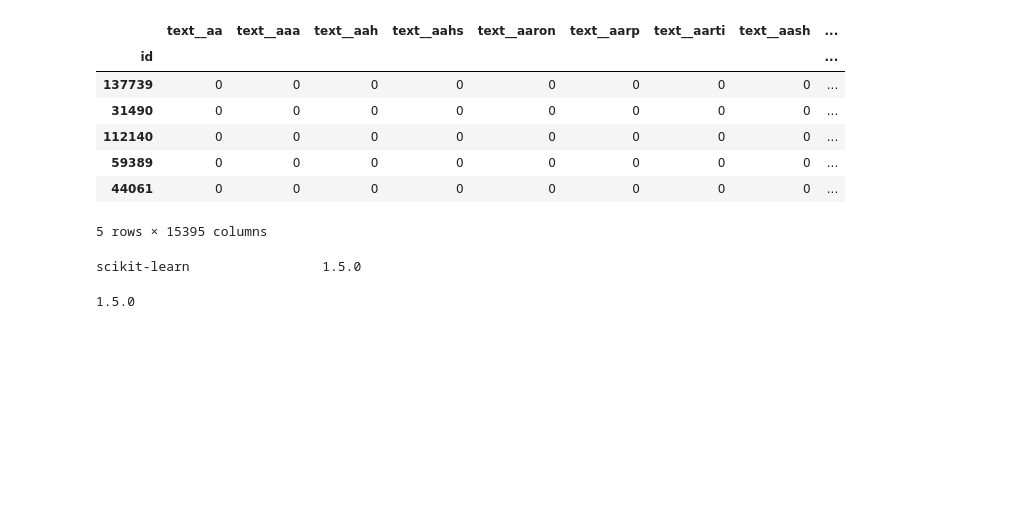
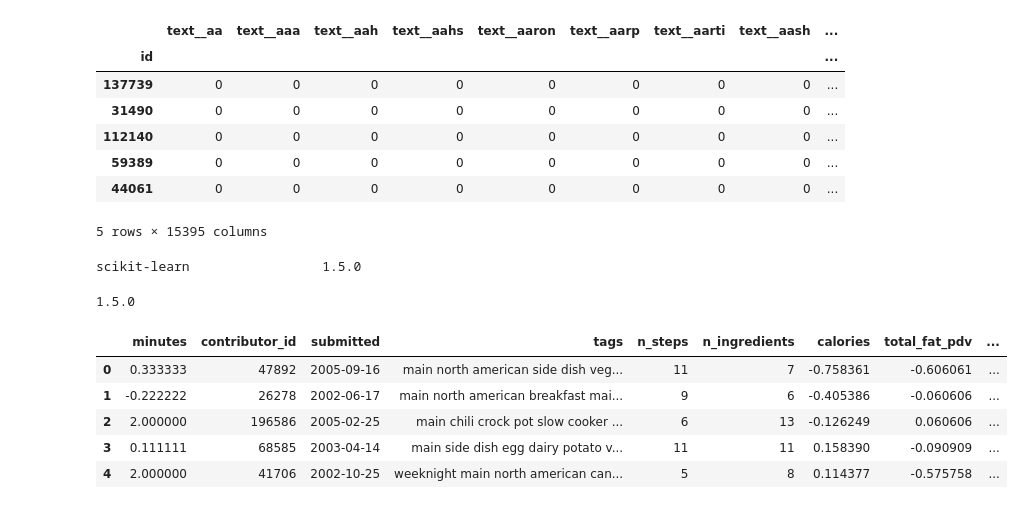
Before and after one commit to Nanouna/recettes-et-sentiments, a Jupyter notebook: Thomas.ipynb, the cells around one changed output. Cells and saved outputs as stored; diff of their text form; code cells hidden in the pictures; blank space fills up the shorter version.

```diff
--- a/Thomas.ipynb
+++ b/Thomas.ipynb
@@ -618,3 +627,13 @@ import sklearn
 print(sklearn.__version__)
 # %% [output]
 1.5.0
+# %%
+preproc = pd.read_parquet("data/cache/concat_columns_name_description_merged_ingredients.parquet")
+preproc.head()
+# %% [output]
+|  | minutes | contributor_id | submitted | tags | n_steps | n_ingredients | calories | total_fat_pdv | ... |
+| 0 | 0.333333 | 47892 | 2005-09-16 | main north american side dish veg... | 11 | 7 | -0.758361 | -0.606061 | ... |
+| 1 | -0.222222 | 26278 | 2002-06-17 | main north american breakfast mai... | 9 | 6 | -0.405386 | -0.060606 | ... |
+| 2 | 2.000000 | 196586 | 2005-02-25 | main chili crock pot slow cooker ... | 6 | 13 | -0.126249 | 0.060606 | ... |
+| 3 | 0.111111 | 68585 | 2003-04-14 | main side dish egg dairy potato v... | 11 | 11 | 0.158390 | -0.090909 | ... |
+| 4 | 2.000000 | 41706 | 2002-10-25 | weeknight main north american can... | 5 | 8 | 0.114377 | -0.575758 | ... |
```
Also changed, not shown: parts of 6 cells of this notebook, 4 other files.
